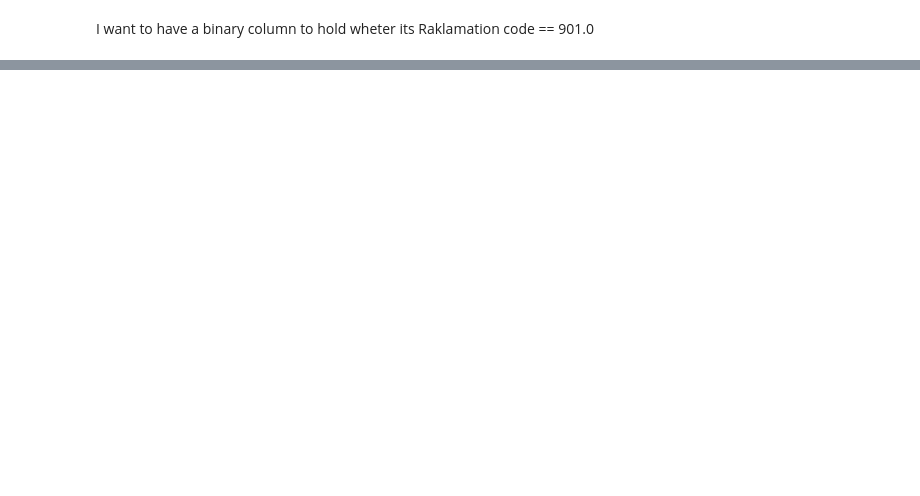
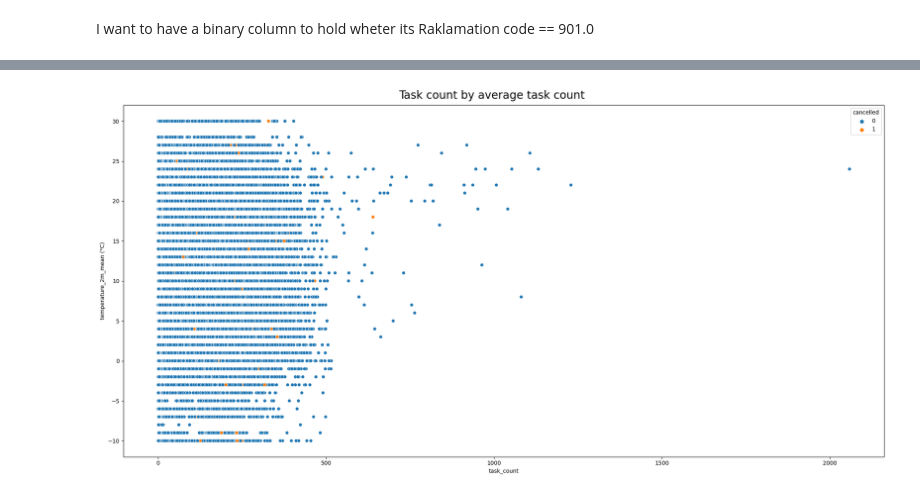
Before and after one commit to baz263/n3xtcoder, a Jupyter notebook: join.ipynb, the cells around one changed output, grey strips where cells are left out. Saved outputs shown, nothing was run; the diff lists cells and outputs as text; code cells hidden in the pictures; blank space fills up the shorter version.

```diff
--- a/join.ipynb
+++ b/join.ipynb
@@ -667,0 +754,7 @@ everything_table.head()
+# %%
+everything_table['cancelled'] = everything_table['Reklamationsgrund'].apply(lambda x: 1 if x == 901. else 0)
+# %%
+if 'Reklmationsgrund' in everything_table.columns:
+    everything_table.drop(columns=['Reklamationsgrund'], inplace=True)
+else:
+    print('Column already dropped')
@@ -667,0 +763,6 @@ everything_table.head()
+# %%
+if 'Grund' in everything_table.columns:
+    everything_table.drop(columns=['Grund'], inplace=True)
+    print(f'column Grund dropped')
+else:
+    print('Column already dropped')
@@ -672,0 +848,2 @@ Name: count, dtype: int64
+# %%
+everything_table['temperature_2m_mean (°C)'] = pd.to_numeric(everything_table['temperature_2m_mean (°C)'], errors='coerce').round().astype(int)
@@ -672,0 +862,8 @@ Name: count, dtype: int64
+# %%
+fig= plt.figure(figsize=(20,10))
+sns.scatterplot(x='task_count', y='temperature_2m_mean (°C)', hue='cancelled', data=everything_table)
+fig.suptitle('Task count by average task count', fontsize=20)
+plt.tight_layout()
+plt.show()
+# %% [output]
+[figure, added]
```
Also changed, not shown: parts of 37 cells of this notebook.
